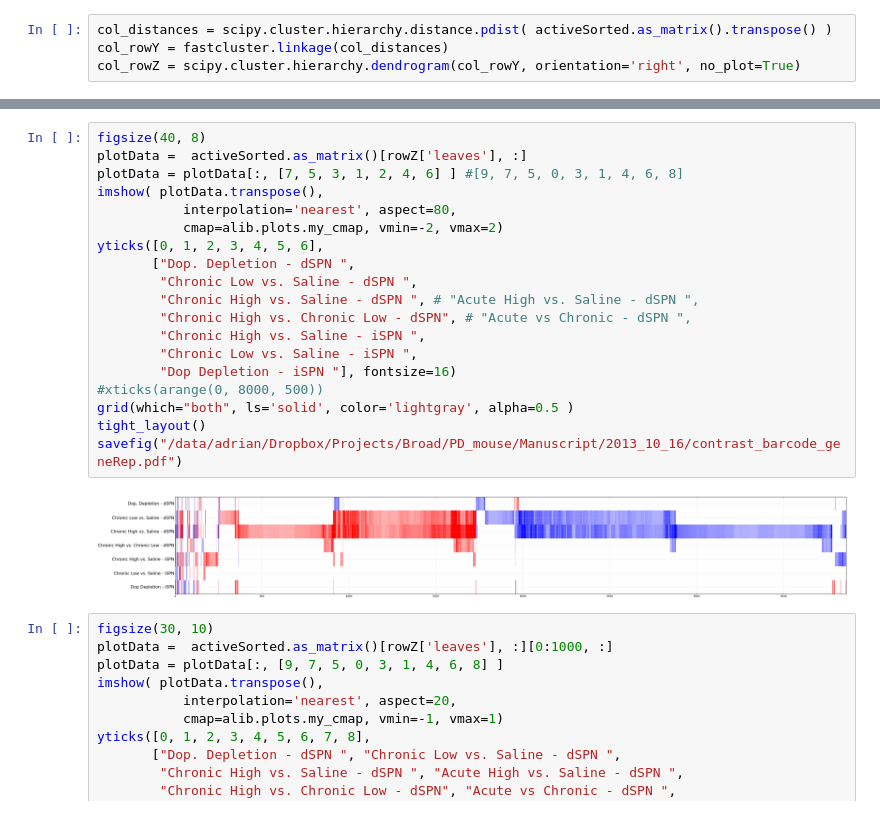
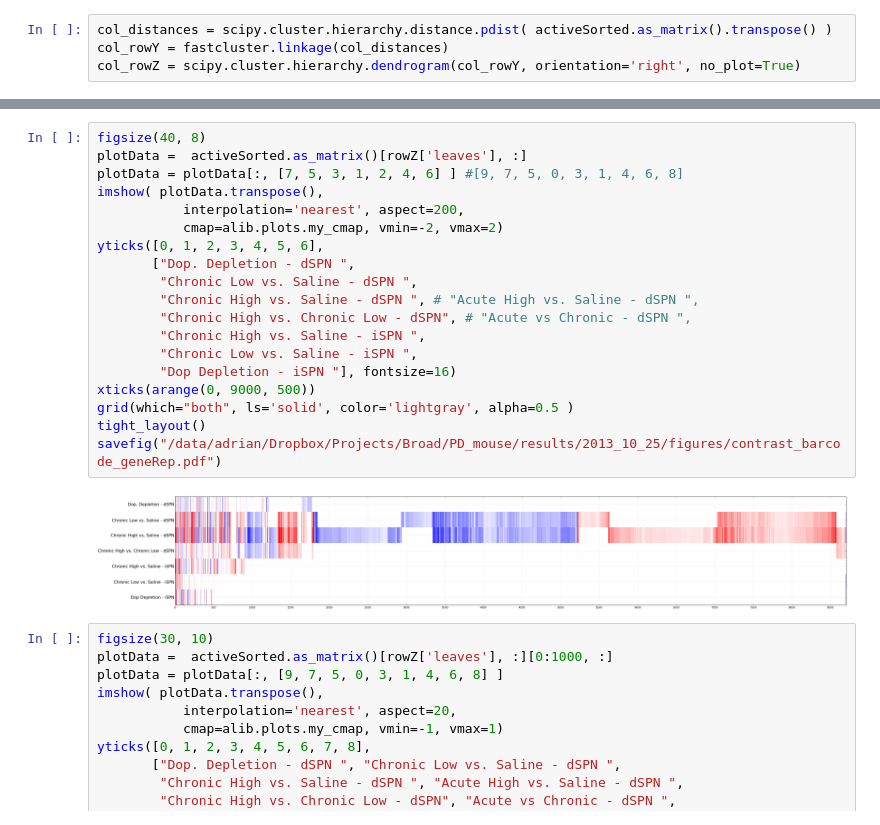
Before and after one commit to aheilbut/pdmouse, a Jupyter notebook: py/pd_chea.ipynb, the cells around one changed output, grey strips where cells are left out. Drawn from its saved outputs; the diff is of its cells as text.

```diff
--- a/py/pd_chea.ipynb
+++ b/py/pd_chea.ipynb
@@ -1018,24 +946,24 @@ dtypes: float64(8), int64(1)
 # %%
 figsize(40, 8)
 plotData =  activeSorted.as_matrix()[rowZ['leaves'], :]
 plotData = plotData[:, [7, 5, 3, 1, 2, 4, 6] ] #[9, 7, 5, 0, 3, 1, 4, 6, 8]
 imshow( plotData.transpose(),
-           interpolation='nearest', aspect=80,
+           interpolation='nearest', aspect=200,
            cmap=alib.plots.my_cmap, vmin=-2, vmax=2)
 yticks([0, 1, 2, 3, 4, 5, 6],
        ["Dop. Depletion - dSPN ",
         "Chronic Low vs. Saline - dSPN ",
         "Chronic High vs. Saline - dSPN ", # "Acute High vs. Saline - dSPN ",
         "Chronic High vs. Chronic Low - dSPN", # "Acute vs Chronic - dSPN ",
         "Chronic High vs. Saline - iSPN ",
         "Chronic Low vs. Saline - iSPN ",
         "Dop Depletion - iSPN "], fontsize=16)
-#xticks(arange(0, 8000, 500))
+xticks(arange(0, 9000, 500))
 grid(which="both", ls='solid', color='lightgray', alpha=0.5 )
 tight_layout()
-savefig("/data/adrian/Dropbox/Projects/Broad/PD_mouse/Manuscript/2013_10_16/contrast_barcode_geneRep.pdf")
+savefig("/data/adrian/Dropbox/Projects/Broad/PD_mouse/results/2013_10_25/figures/contrast_barcode_geneRep.pdf")
 # %% [output]
-[figure, old version]
+[figure, new version]
 # %%
 figsize(30, 10)
 plotData =  activeSorted.as_matrix()[rowZ['leaves'], :][0:1000, :]
```
Also changed, not shown: parts of 33 cells of this notebook, 6 other files.
